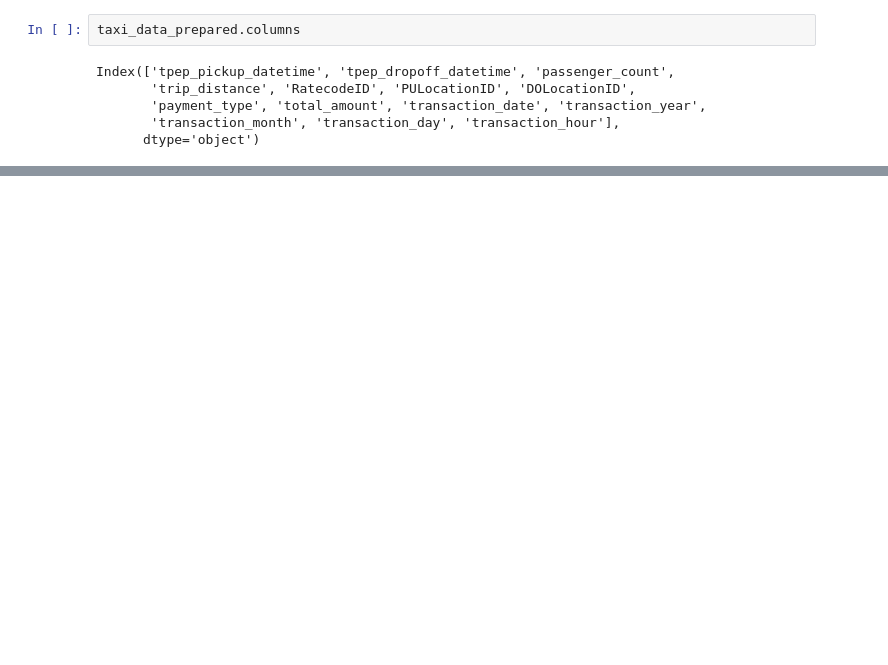
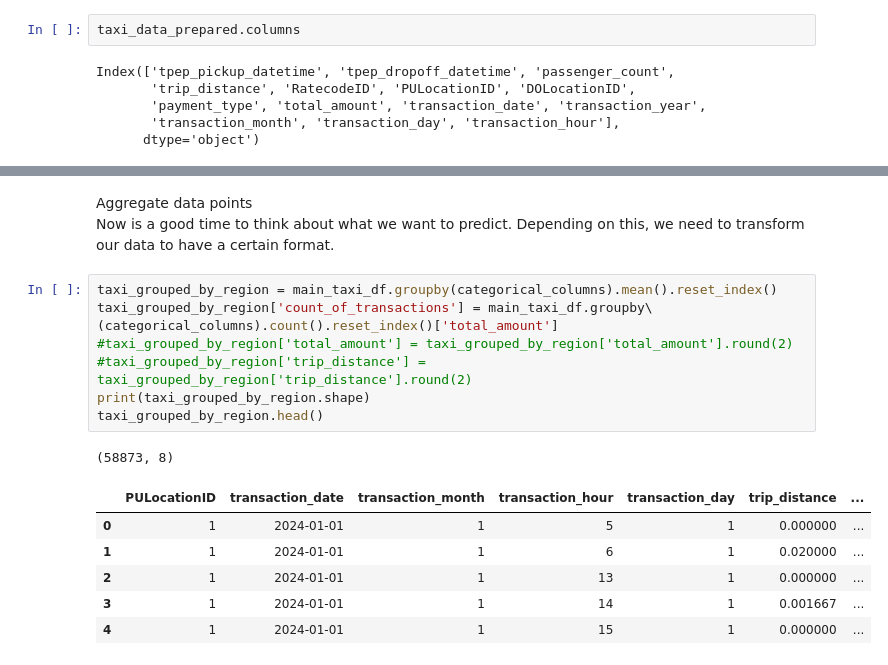
Before and after one commit to Tandoh3/New-York-Taxi-Analysis, a Jupyter notebook: Presentable Notebook.ipynb, the cells around one changed output, grey strips where cells are left out. Cells and saved outputs as stored; diff of their text form; blank space fills up the shorter version.

```diff
--- a/Presentable Notebook.ipynb
+++ b/Presentable Notebook.ipynb
@@ -768,0 +781,19 @@ all_needed_columns = categorical_columns + numerical_columns
+# %% [markdown]
+Aggregate data points <br>
+Now is a good time to think about what we want to predict. Depending on this, we need to transform our data to have a certain format.
+# %%
+taxi_grouped_by_region = main_taxi_df.groupby(categorical_columns).mean().reset_index()
+taxi_grouped_by_region['count_of_transactions'] = main_taxi_df.groupby\
+(categorical_columns).count().reset_index()['total_amount']
+#taxi_grouped_by_region['total_amount'] = taxi_grouped_by_region['total_amount'].round(2)
+#taxi_grouped_by_region['trip_distance'] = taxi_grouped_by_region['trip_distance'].round(2)
+print(taxi_grouped_by_region.shape)
+taxi_grouped_by_region.head()
+# %% [output]
+(58873, 8)
+|  | PULocationID | transaction_date | transaction_month | transaction_hour | transaction_day | trip_distance | ... |
+| 0 | 1 | 2024-01-01 | 1 | 5 | 1 | 0.000000 | ... |
+| 1 | 1 | 2024-01-01 | 1 | 6 | 1 | 0.020000 | ... |
+| 2 | 1 | 2024-01-01 | 1 | 13 | 1 | 0.000000 | ... |
+| 3 | 1 | 2024-01-01 | 1 | 14 | 1 | 0.001667 | ... |
+| 4 | 1 | 2024-01-01 | 1 | 15 | 1 | 0.000000 | ... |
```
Also changed, not shown: parts of 15 cells of this notebook.
